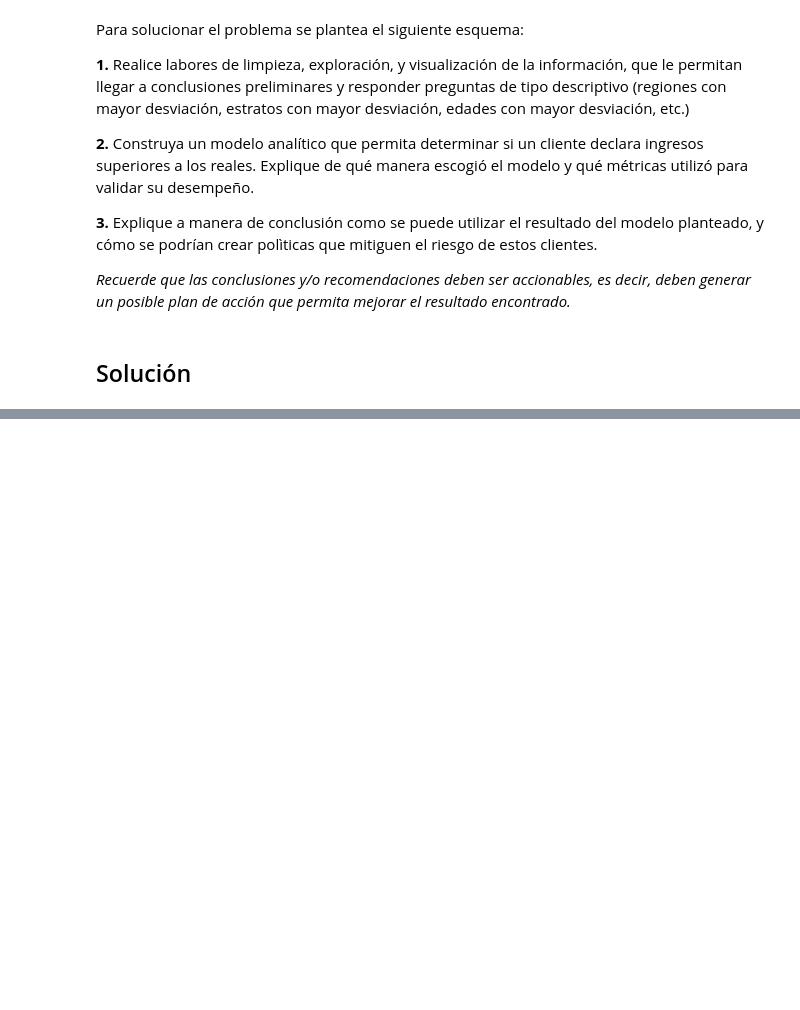
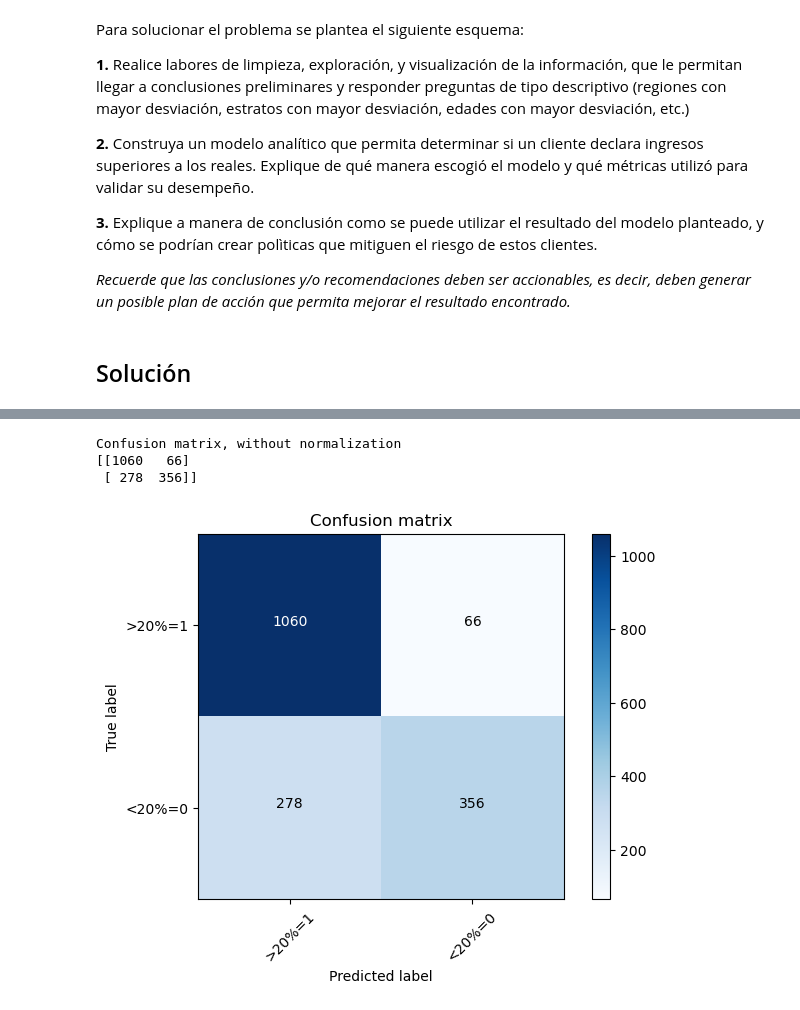
Before and after one commit to JuanseGomezM/Prof_Analysis, a Jupyter notebook: Pro_Analysis_Prueba.ipynb, the cells around one changed output, grey strips where cells are left out. Saved outputs shown, nothing was run; the diff lists cells and outputs as text; code cells hidden in the pictures; blank space fills up the shorter version.

Commit message:
LogisticRegression implemented

```diff
--- a/Pro_Analysis_Prueba.ipynb
+++ b/Pro_Analysis_Prueba.ipynb
@@ -97,0 +166,8 @@ None
+# %%
+from sklearn.preprocessing import LabelEncoder
+
+le = LabelEncoder()
+
+for col in cc_analytics.columns.to_numpy():
+    if cc_analytics[col].dtypes == 'object':
+        cc_analytics[col]=le.fit_transform(cc_analytics[col])
@@ -97,0 +187,11 @@ None
+# %%
+# Import MinMaxScaler
+# ... YOUR CODE FOR TASK 8 ...
+from sklearn.preprocessing import MinMaxScaler
+# Instantiate MinMaxScaler and use it to rescale X_train and X_test
+scaler = MinMaxScaler(feature_range=(0, 1))
+rescaledX_train = scaler.fit_transform(X_train)
+rescaledX_test = scaler.transform(X_test)
+
+print ('Train set:', rescaledX_train.shape,  y_train.shape)
+print ('Test set:', rescaledX_test.shape,  y_test.shape)
@@ -97,0 +201,10 @@ None
+# %%
+# Import LogisticRegression
+# ... YOUR CODE FOR TASK 9 ...
+from sklearn.linear_model import LogisticRegression
+# Instantiate a LogisticRegression classifier with default parameter values
+logreg = LogisticRegression()
+
+# Fit logreg to the train set
+# ... YOUR CODE FOR TASK 9 ...
+logreg.fit(rescaledX_train,y_train)
@@ -97,0 +213,6 @@ None
+# %%
+# ... YOUR CODE FOR TASK 10 ...
+from sklearn.metrics import confusion_matrix
+# Use logreg to predict instances from the test set and store it
+y_pred = logreg.predict(rescaledX_test)
+y_pred
@@ -97,0 +287,14 @@ None
+# %%
+# Compute confusion matrix
+cnf_matrix = confusion_matrix(y_test, y_pred, labels=[1,0])
+np.set_printoptions(precision=2)
+
+
+# Plot non-normalized confusion matrix
+plt.figure()
+plot_confusion_matrix(cnf_matrix, classes=['>20%=1','<20%=0'],normalize= False,  title='Confusion matrix')
+# %% [output]
+Confusion matrix, without normalization
+[[1060   66]
+ [ 278  356]]
+[figure, added]
```
Also changed, not shown: parts of 31 cells of this notebook.
